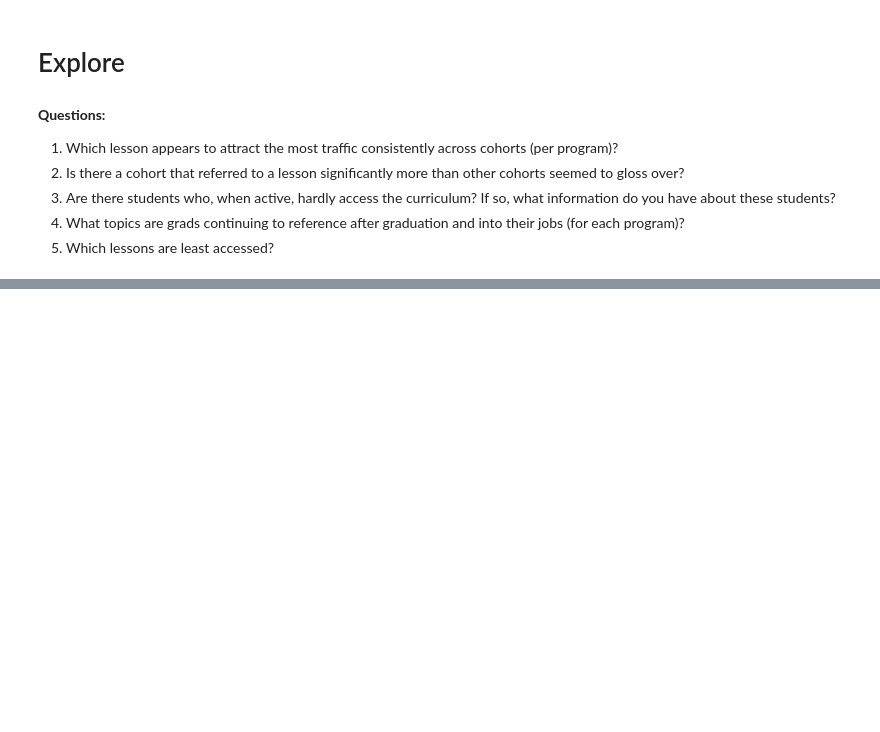
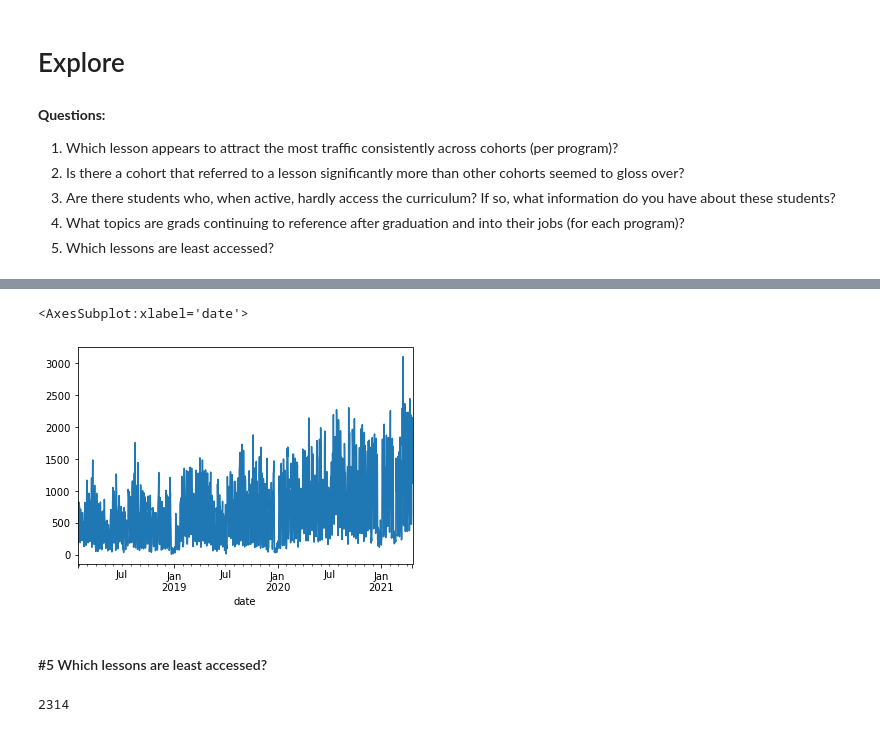
Before and after one commit to Anomaly-Detectives/Anomaly_Detection_Project, a Jupyter notebook: Initial Notebook.ipynb, the cells around one changed output, grey strips where cells are left out. Cells and saved outputs as stored; diff of their text form; code cells hidden in the pictures; blank space fills up the shorter version.

```diff
--- a/Initial Notebook.ipynb
+++ b/Initial Notebook.ipynb
@@ -207,0 +222,5 @@ df.head()
+# %%
+# resample daily counts for number of page views
+
+pages = df['path'].resample('d').count()
+pages.head()
@@ -207,0 +235,15 @@ df.head()
+# %%
+#visualize pages
+pages.plot()
+
+#shows a spike in access around april
+# %% [output]
+<AxesSubplot:xlabel='date'>
+[figure, added]
+# %% [markdown]
+#### #5 Which lessons are least accessed?
+# %%
+#how many different paths are there
+df.path.nunique()
+# %% [output]
+2314
```
Also changed, not shown: parts of 43 cells of this notebook.
